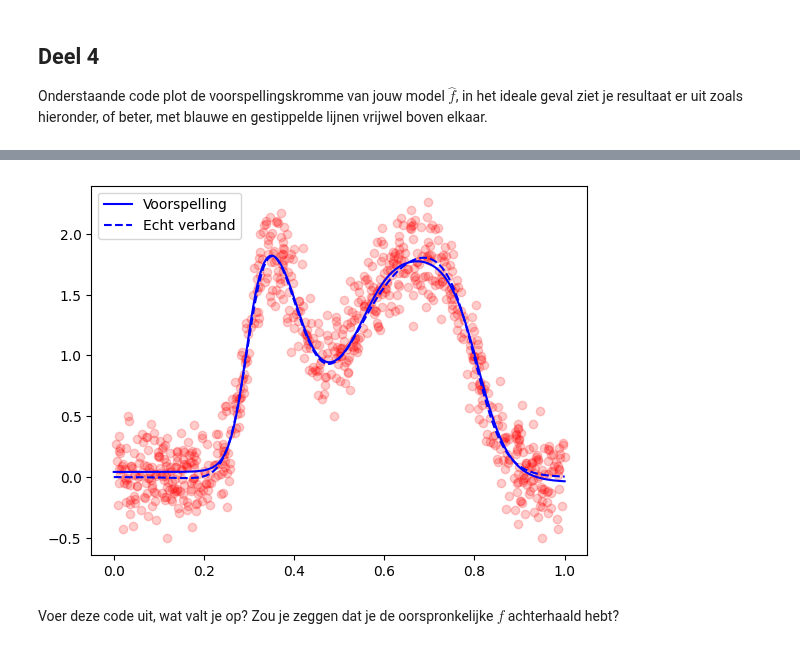
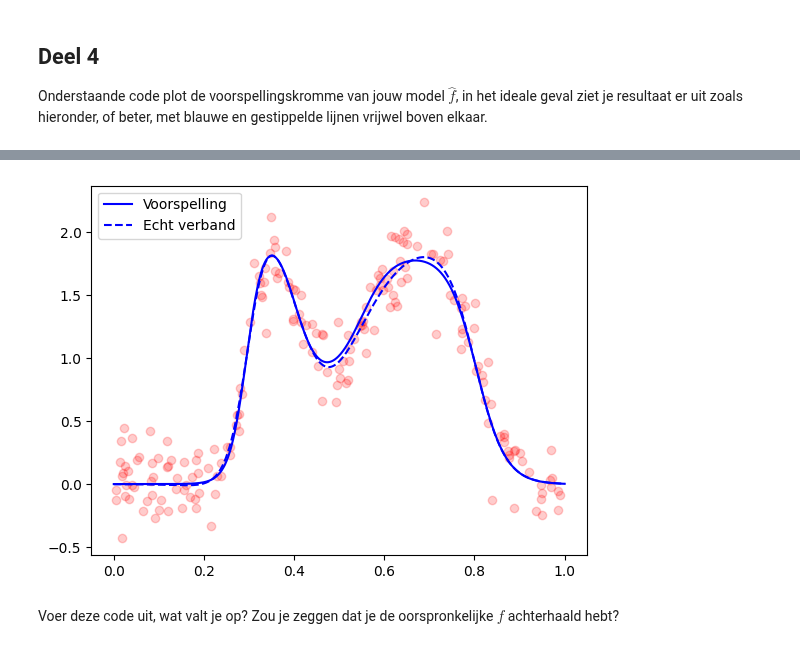
Before and after one commit to FrankVanDerVelde/master_applied-artificial_intelligence, a Jupyter notebook: methoden_en_technieken/datapunt_2/M&T Opdracht Datapunt 1b 2025.ipynb, the cells around one changed output, grey strips where cells are left out. Saved outputs shown, nothing was run; the diff lists cells and outputs as text; code cells hidden in the pictures.

```diff
--- a/methoden_en_technieken/datapunt_2/M&T Opdracht Datapunt 1b 2025.ipynb
+++ b/methoden_en_technieken/datapunt_2/M&T Opdracht Datapunt 1b 2025.ipynb
@@ -140,13 +158,22 @@ Voer hier eventuele datapreparatie uit die nodig is voordat je een model gaat tr
 # %%
 from sklearn.model_selection import train_test_split
 
-# Split the data into train and validation sets (80/20 split)
-X_train, X_val, y_train, y_val = train_test_split(
+# First split: separate test set (80% train+val, 20% test)
+X_train, X_test, y_train, y_test  = train_test_split(
     xdat, ydat,
     test_size=0.2,
     random_state=42,
-    shuffle=True      # Ensure random distribution
+    shuffle=True
 )
+
+# Second split: separate train and validation from remaining data (75% train, 25% val of remaining 80%)
+# This results in: 60% train, 20% val, 20% test
+X_train, X_val, y_train, y_val = train_test_split(
+    X_train, y_train,
+    test_size=0.25,
+    random_state=42,
+    shuffle=True
+)
 # %% [markdown]
 ## Deel 3
 
@@ -313,7 +340,7 @@ Onderstaande code plot de voorspellingskromme van jouw model $\hat{f}$, in het i
 xpred = xplot
 ypred = final_model.predict(xpred)
 
-plt.plot(X_train, y_train, 'ro', alpha=0.2)
+plt.plot(X_test, y_test, 'ro', alpha=0.2)
 plt.plot(xpred, ypred, 'b-', label = 'Voorspelling')
 plt.plot(xplot, yplot, 'b--', label = 'Echt verband')
 plt.legend()
@@ -323,4 +350,4 @@ plt.show()
-[figure, old version]
+[figure, new version]
 # %% [markdown]
 Voer deze code uit, wat valt je op? Zou je zeggen dat je de oorspronkelijke $f$ achterhaald hebt?
 # %% [markdown]
```
Also changed, not shown: parts of 5 cells of this notebook.
